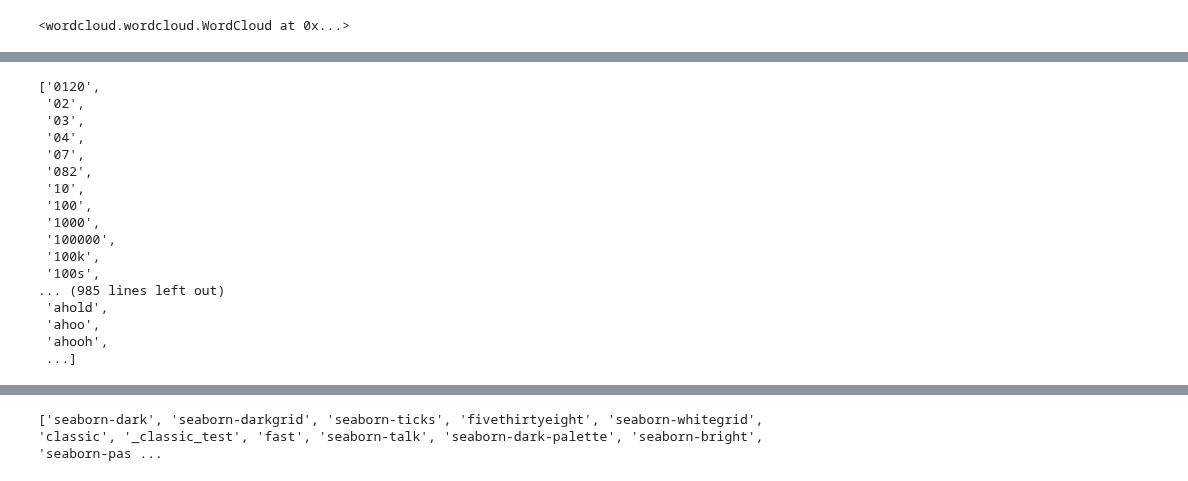
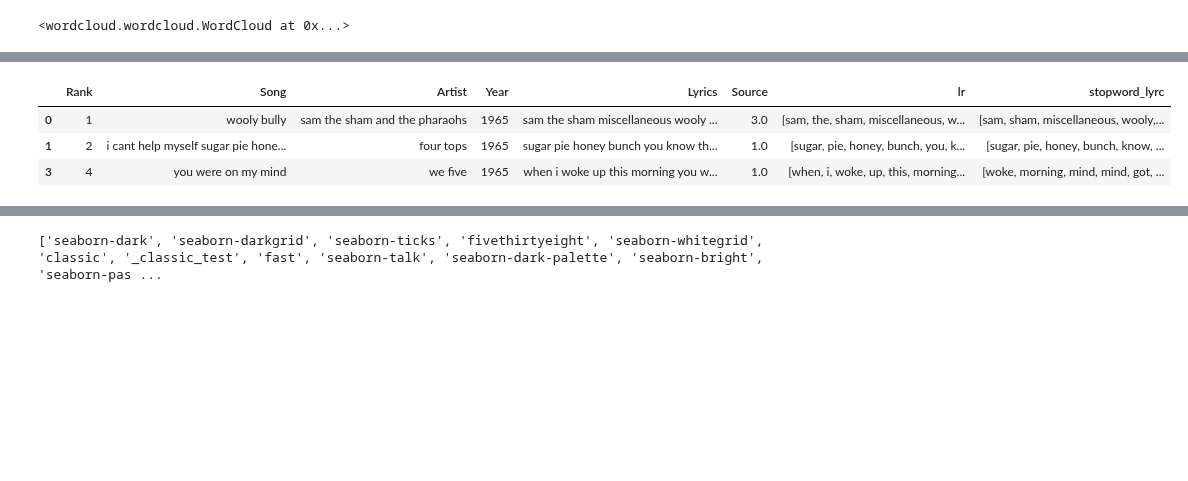
Before and after one commit to geetpahilajani/Sentimental-Analysis-Topic-Modelling, a Jupyter notebook: Music Analysis.ipynb, the cells around one changed output, grey strips where cells are left out. Cells and saved outputs as stored; diff of their text form; code cells hidden in the pictures; blank space fills up the shorter version.

```diff
--- a/Music Analysis.ipynb
+++ b/Music Analysis.ipynb
@@ -253,26 +279,13 @@ def plot_10_most_common_words(count_data, count_vectorizer):
     plt.xlabel('words')
     plt.ylabel('counts')
     plt.show()
-# %%
-count_vectorizer.get_feature_names()
-# %% [output]
-['0120',
- '02',
- '03',
- '04',
- '07',
- '082',
- '10',
- '100',
- '1000',
- '100000',
- '100k',
- '100s',
-... (985 lines left out)
- 'ahold',
- 'ahoo',
- 'ahooh',
- ...]
+# %%
+Pd_song_read.head(3)
+# %% [output]
+|  | Rank | Song | Artist | Year | Lyrics | Source | lr | stopword_lyrc |
+| 0 | 1 | wooly bully | sam the sham and the pharaohs | 1965 | sam the sham miscellaneous wooly ... | 3.0 | [sam, the, sham, miscellaneous, w... | [sam, sham, miscellaneous, wooly,... |
+| 1 | 2 | i cant help myself sugar pie hone... | four tops | 1965 | sugar pie honey bunch you know th... | 1.0 | [sugar, pie, honey, bunch, you, k... | [sugar, pie, honey, bunch, know, ... |
+| 3 | 4 | you were on my mind | we five | 1965 | when i woke up this morning you w... | 1.0 | [when, i, woke, up, this, morning... | [woke, morning, mind, mind, got, ... |
 # %%
 count_vectorizer = CountVectorizer(stop_words='english')
 # %%
```
Also changed, not shown: parts of 32 cells of this notebook, 1 other file.
